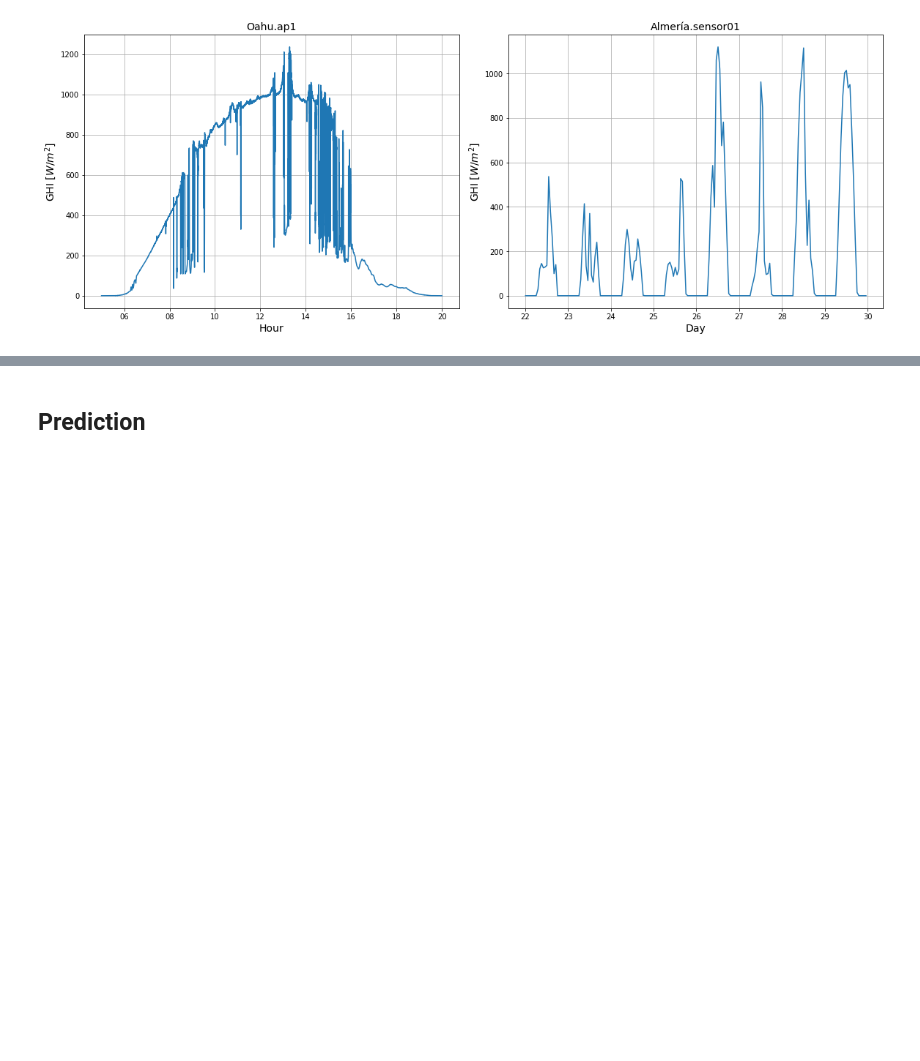
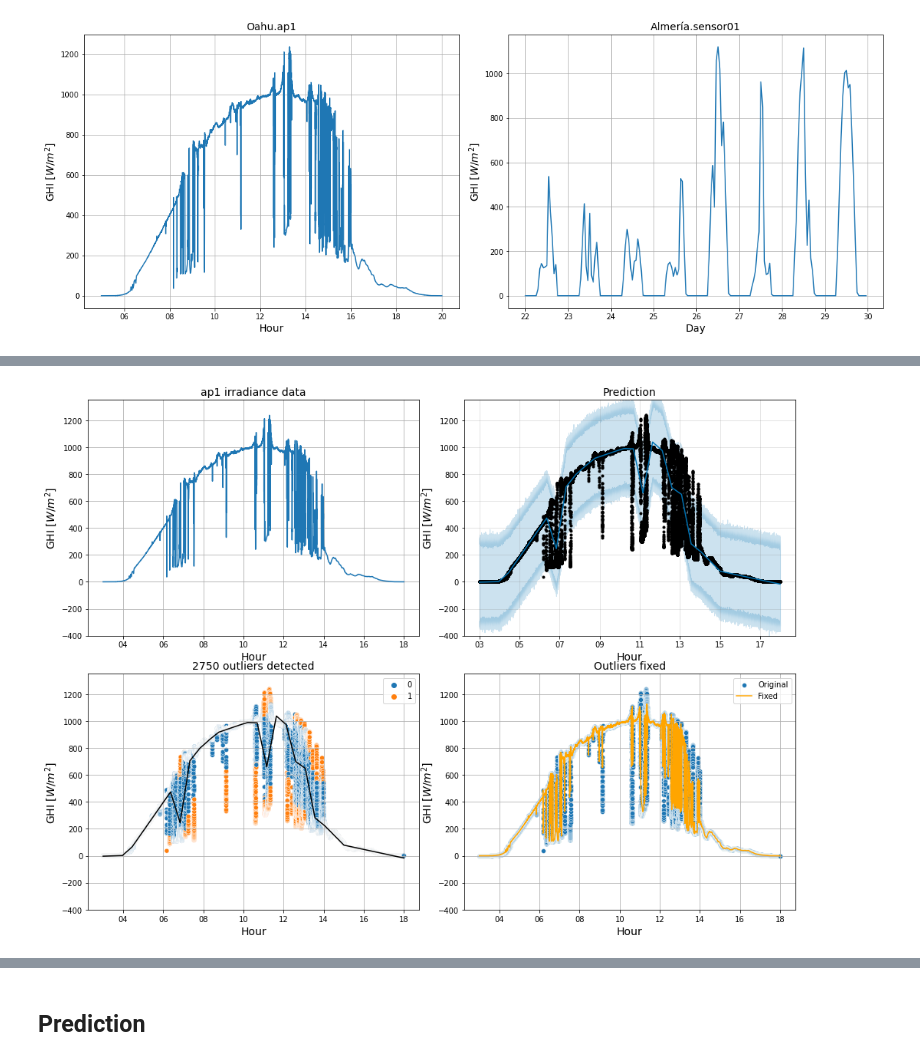
Before and after one commit to jlrisco/caide, a Jupyter notebook: notebooks/caide-results.ipynb, the cells around one changed output, grey strips where cells are left out. Cells and saved outputs as stored; diff of their text form; code cells hidden in the pictures; blank space fills up the shorter version.

```diff
--- a/notebooks/caide-results.ipynb
+++ b/notebooks/caide-results.ipynb
@@ -105,0 +111,94 @@ fig2.savefig('representative-monitoring.png', dpi=400, bbox_inches='tight')
+# %%
+for f in range(len(farm_names)):
+    farm_name = farm_names[f]
+    sensor_name = sensor_names[farm_name][0]
+    start_dt = start_dts[f]
+    stop_dt = stop_dts[f]
+    h5 = tb.open_file(output_paths[f], 'r')
+    sensor_table = h5.get_node(f'/DataCenter/{farm_name}/{sensor_name}')
+    # Continue here: transform the table to dataframe
+    df = pd.DataFrame.from_records(sensor_table.read_where(f"(timestamp>={start_dt.timestamp()}) & (timestamp<{stop_dt.timestamp()})"))
+    # Convert the date column to datetime
+    df['timestamp'] = pd.to_datetime(df['timestamp'], unit='s')
+    # Change column names
+    data = df.rename(columns={"timestamp": "ds", "radiation": "y"})
+    model = Prophet(interval_width=0.99)
+    model.fit(data)
+    fig, ax = plt.subplots(2,2, figsize=(14,10))
+    ax[0,0].set_title(f'{sensor_name} irradiance data', fontsize=14)
+    ax[0,0].plot(df.timestamp, df.radiation)
+    if farm_name == 'Oahu':
+        ax[0,0].xaxis.set_major_formatter(mdates.DateFormatter('%H'))
+    else:
+        ax[0,0].xaxis.set_major_formatter(mdates.DateFormatter('%d'))
+    ax[0,0].grid()
+    ax[0,0].set_ylabel('GHI $[W/m^2]$', fontsize=14)
+    if farm_name == 'Oahu':
+        ax[0,0].set_xlabel('Hour', fontsize=14)
+    else:
+        ax[0,0].set_xlabel('Day', fontsize=14)
+
+    # Making prediction ...
+    forecast = model.predict(data)
+    model.plot(forecast, ax=ax[0,1])
+    ax[0,1].set_title('Prediction', fontsize=14)
+    if farm_name == 'Oahu':
+        ax[0,1].xaxis.set_major_formatter(mdates.DateFormatter('%H'))
+    else:
+        ax[0,1].xaxis.set_major_formatter(mdates.DateFormatter('%d'))
+    ax[0,1].set_ylabel('GHI $[W/m^2]$', fontsize=14)
+    if farm_name == 'Oahu':
+        ax[0,1].set_xlabel('Hour', fontsize=14)
+    else:
+        ax[0,1].set_xlabel('Day', fontsize=14)
+    # Merge actual and predicted values, show MAE and MAPE
+    performance = pd.merge(data, forecast[['ds', 'yhat', 'yhat_lower', 'yhat_upper']], on='ds')
+
+    # Create an anomaly indicator. Visualize
+    performance['anomaly'] = performance.apply(lambda rows: 1 if ((rows.y<rows.yhat_lower)|(rows.y>rows.yhat_upper)) else 0, axis = 1)
+    num_outliers = performance['anomaly'].value_counts()[1]
+    sns.scatterplot(x='ds', y='y', data=performance, hue='anomaly', ax=ax[1,0])
+    sns.lineplot(x='ds', y='yhat', data=performance, color='black', ax=ax[1,0])
+    ax[1,0].set_title(f'{num_outliers} outliers detected', fontsize=14)
+    if farm_name == 'Oahu':
+        ax[1,0].xaxis.set_major_formatter(mdates.DateFormatter('%H'))
+    else:
+        ax[1,0].xaxis.set_major_formatter(mdates.DateFormatter('%d'))
+    ax[1,0].grid()
+    ax[1,0].set_ylabel('GHI $[W/m^2]$', fontsize=14)
+    if farm_name == 'Oahu':
+        ax[1,0].set_xlabel('Hour', fontsize=14)
+    else:
+        ax[1,0].set_xlabel('Day', fontsize=14)
+
+    # Compute fixed values
+    df_fixed = df.copy()
+    df_fixed.reset_index(inplace=True)
+    idx = performance.index[performance['anomaly'] == 1].tolist()
+    for id in idx:
+        df_fixed.loc[id, 'radiation'] = np.nan
+    df_fixed['radiation'].interpolate(method="linear", inplace=True)
+    sns.scatterplot(x='timestamp', y='radiation', data=df, label='Original', ax=ax[1,1])
+    sns.lineplot(x='timestamp', y='radiation', data=df_fixed, color='orange', label='Fixed', ax=ax[1,1])
+    ax[1,1].set_title(f'Outliers fixed', fontsize=14)
+    if farm_name == 'Oahu':
+        ax[1,1].xaxis.set_major_formatter(mdates.DateFormatter('%H'))
+    else:
+        ax[1,1].xaxis.set_major_formatter(mdates.DateFormatter('%d'))
+    ax[1,1].grid()
+    ax[1,1].set_ylabel('GHI $[W/m^2]$', fontsize=14)
+    if farm_name == 'Oahu':
+        ax[1,1].set_xlabel('Hour', fontsize=14)
+    else:
+        ax[1,1].set_xlabel('Day', fontsize=14)
+    # Set the same y limits for all the subplots
+    for i in range(2):
+        for j in range(2):
+            if farm_name == 'Oahu':
+                ax[i,j].set_ylim([-400, 1350])
+            else:
+                ax[i,j].set_ylim([-750, 1250])
+
+    fig.savefig(f'{farm_name}-outliers.png', dpi=400, bbox_inches='tight')
+    h5.close()
+# %% [output]
@@ -105,0 +209 @@ fig2.savefig('representative-monitoring.png', dpi=400, bbox_inches='tight')
+[figure, added]
```
Also changed, not shown: parts of 3 cells of this notebook, 1 other file.
